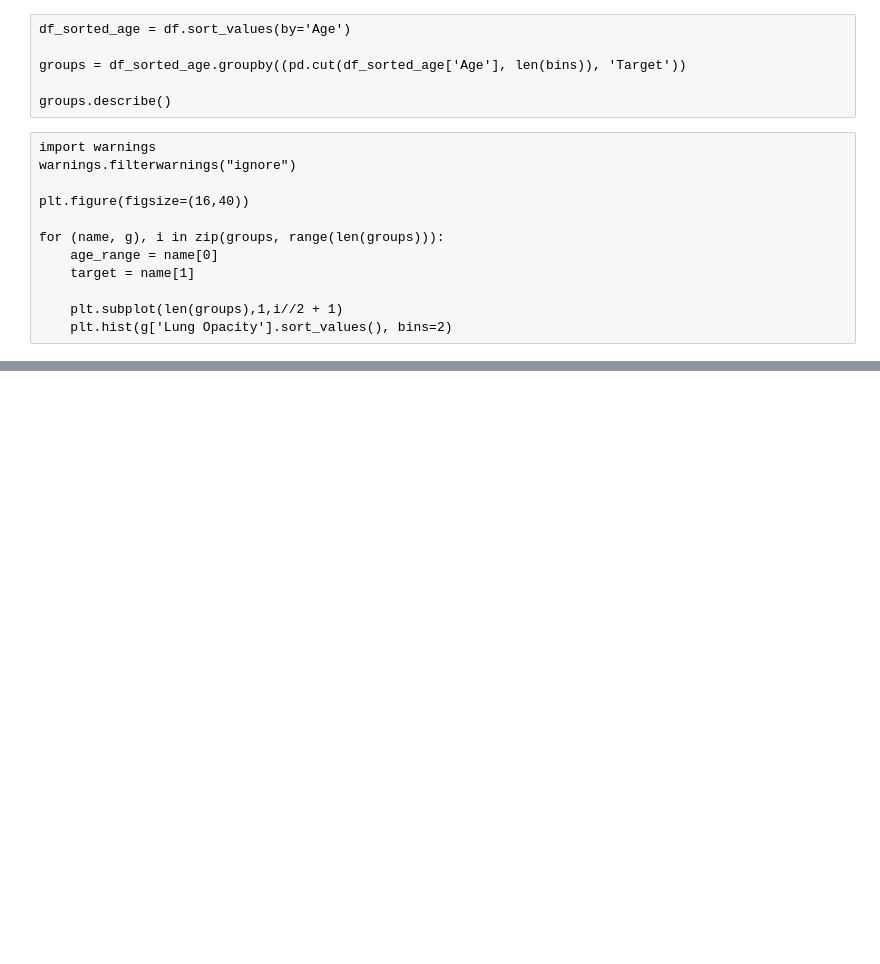
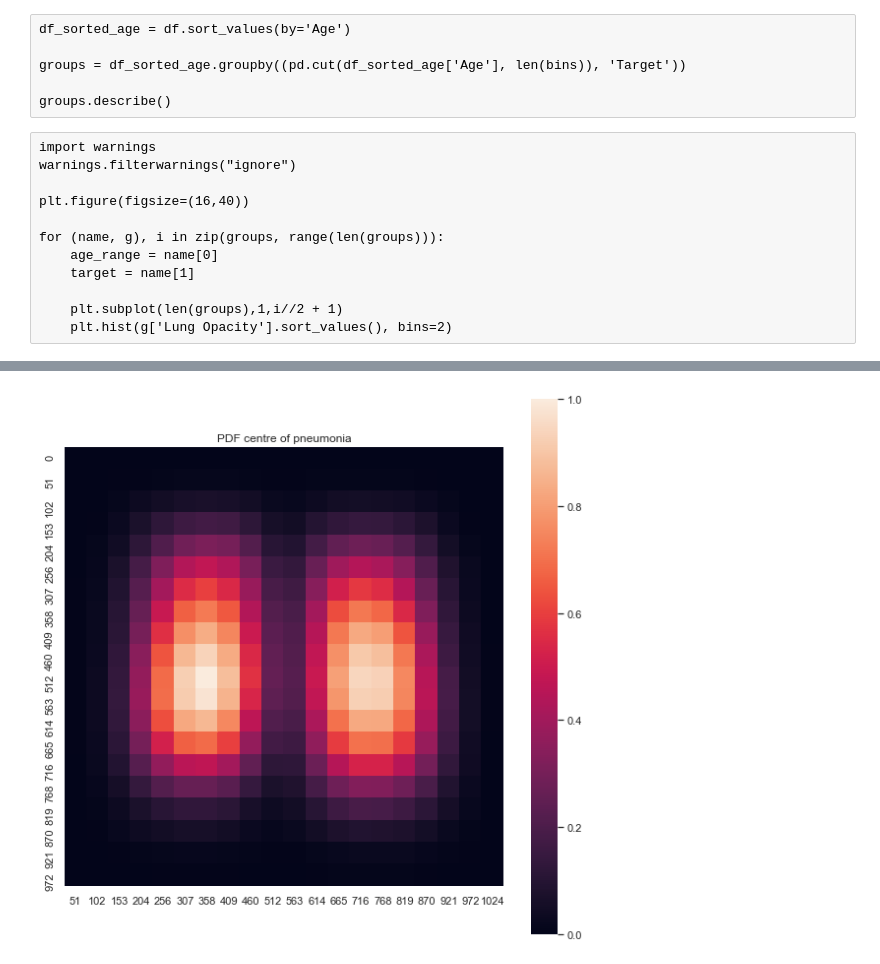
Before and after one commit to svenharris/datascienceworkshop-pneumonia, a Jupyter notebook: kernel_LG.ipynb, the cells around one changed output, grey strips where cells are left out. Saved outputs shown, nothing was run; the diff lists cells and outputs as text; code cells hidden in the pictures; blank space fills up the shorter version.

```diff
--- a/kernel_LG.ipynb
+++ b/kernel_LG.ipynb
@@ -510,0 +501,32 @@ matrix = matrix / matrix.max()
+# %%
+box_bins = 20
+
+matrix = np.zeros(shape=(box_bins, box_bins))
+dw = box_bins/1024
+for i, row in boxes.iterrows():
+    x_i = row['x'] * dw
+    y_i = row['y'] * dw
+    w_i = row['w'] * dw
+    h_i = row['h'] * dw
+
+    xx_i = int(round(x_i + w_i/2))
+    yy_i = int(round(y_i + h_i/2))
+    x_i = int(round(x_i - w_i/2))
+    y_i = int(round(y_i - h_i/2))
+
+    matrix[y_i:yy_i, x_i:xx_i] += 1
+
+matrix = matrix / matrix.max()
+
+fig = plt.figure(figsize=(10,10))
+
+sns.heatmap(matrix,
+            square =True,
+            xticklabels=[int((i+1) / dw) for i in range(box_bins)],
+            yticklabels=[int((i+1) / dw) for i in range(box_bins)]
+           )
+
+plt.title('PDF centre of pneumonia')
+plt.draw()
+# %% [output]
+[figure, added]
```
Also changed, not shown: parts of 12 cells of this notebook.
